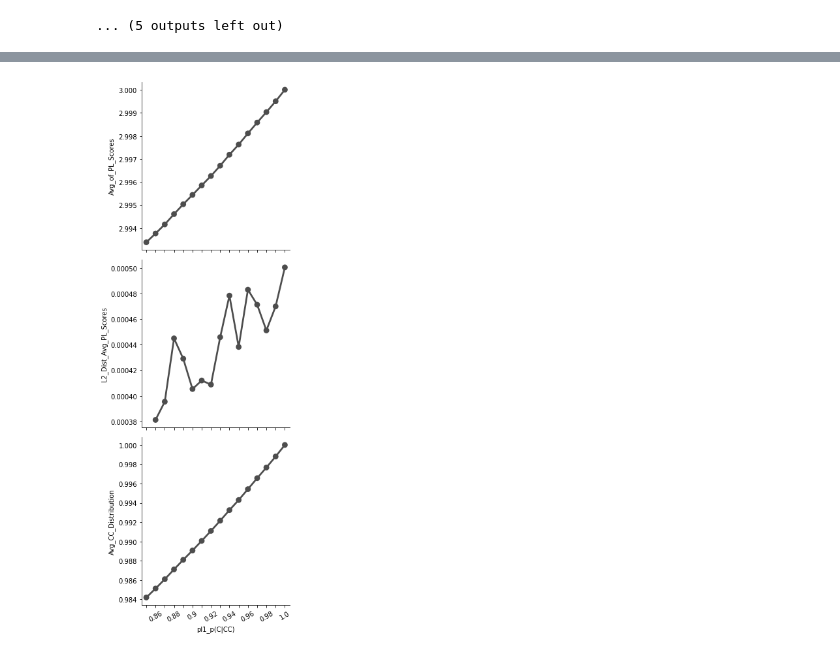
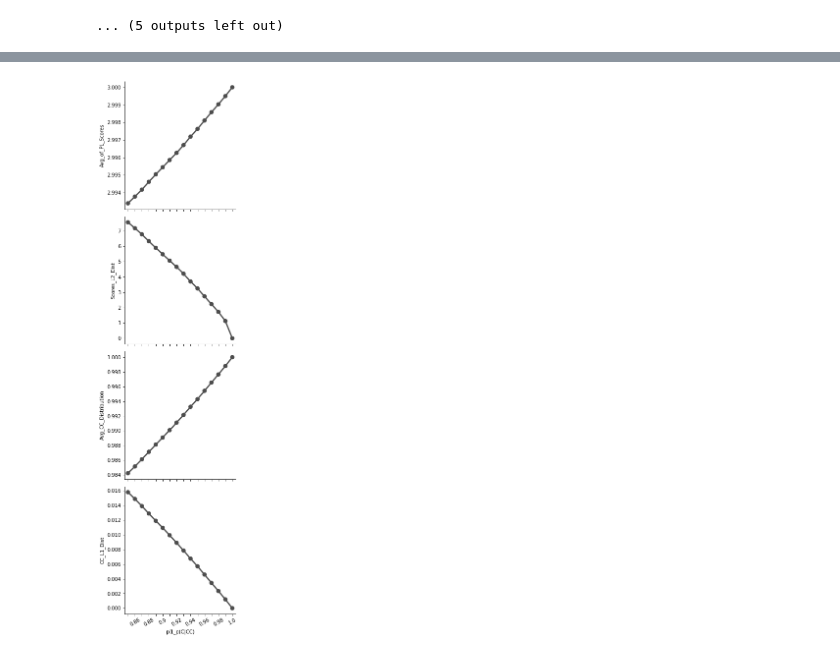
Before and after one commit to fatemehghaffari/PrisonersDilemma, a Jupyter notebook: Sensitivity_Analysis_PD_Model.ipynb, the cells around one changed output, grey strips where cells are left out. Drawn from its saved outputs; the diff is of its cells as text; code cells hidden in the pictures.

```diff
--- a/Sensitivity_Analysis_PD_Model.ipynb
+++ b/Sensitivity_Analysis_PD_Model.ipynb
@@ -144,0 +149,3 @@ plt.show()
+# %%
+for i in range(25):
+    print()
@@ -261,5 +338,6 @@ df
 # %%
-g = sns.PairGrid(df, y_vars=["Avg_of_PL_Scores","L2_Dist_Avg_PL_Scores", "Avg_CC_Distribution"], x_vars=["initial_moves(as one-count)"], height=4)
+g = sns.PairGrid(df, y_vars=["Avg_of_PL_Scores","Scores_L2_Dist",
+                             "Avg_CC_Distribution", "CC_L1_Dist"], x_vars=["initial_moves(as one-count)"], height=4)
 g.map(sns.pointplot, color=".3")
 for ax in g.axes.flat:
     labels = ax.get_xticklabels() # get x labels
@@ -451,10 +543,11 @@ df
 # %%
-g = sns.PairGrid(df, y_vars=["Avg_of_PL_Scores","L2_Dist_Avg_PL_Scores", "Avg_CC_Distribution"], x_vars=["pl1_p(C|CC)"], height=4)
+g = sns.PairGrid(df, y_vars=["Avg_of_PL_Scores","Scores_L2_Dist",
+                             "Avg_CC_Distribution", "CC_L1_Dist"], x_vars=["pl1_p(C|CC)"], height=4)
 g.map(sns.pointplot, color=".3")
 for ax in g.axes.flat:
     labels = ax.get_xticklabels() # get x labels
     for i,l in enumerate(labels):
         if(i%2 == 0): labels[i] = '' # skip even labels
-    ax.set_xticklabels(labels, rotation=30) # set new labels
+    ax.set_xticklabels(labels) # set new labels
 plt.show()
 # %% [output]
@@ -775,0 +814,29 @@ df
+# %%
+agg_d_list = []
+for key,val in data_dict2_1.items():
+    pl1_param, data, agg_data = val
+    agg_data['pl1_p(C|CC)'] = str(pl1_param)
+    data_mat = data.to_numpy()
+#     print(data_mat.shape)
+
+    # The column below measures l2 distance between tournament
+    # normalized scores and baseline tournament where all players always cooperate
+    agg_data['Scores_L2_Dist'] = np.linalg.norm(data.to_numpy()-(np.ones(data_mat.shape)*3))
+
+    # The column below measures l1 distance between tournament
+    # CC Distribution and baseline tournament where all players always cooperate
+    agg_data['CC_L1_Dist'] = np.abs(agg_data['Avg_CC_Distribution'] - 1)
+
+    agg_d_list.append(agg_data)
+
+comparison_df = pd.concat(agg_d_list)
+
+df_players=comparison_df[['pl1_p(C|CC)','P1_Avg_Norm_Score', 'P2_Avg_Norm_Score','P3_Avg_Norm_Score',
+           'P4_Avg_Norm_Score', 'P5_Avg_Norm_Score','P6_Avg_Norm_Score', 'P7_Avg_Norm_Score','P8_Avg_Norm_Score',
+           'P9_Avg_Norm_Score', 'P10_Avg_Norm_Score','P11_Avg_Norm_Score', 'P12_Avg_Norm_Score','P13_Avg_Norm_Score',
+           'P14_Avg_Norm_Score', 'P15_Avg_Norm_Score',]]
+display(df_players)
+
+df=comparison_df[['pl1_p(C|CC)','Avg_of_PL_Scores',
+           'Scores_L2_Dist','Avg_CC_Distribution', 'CC_L1_Dist']]
+df
@@ -776,12 +878,14 @@ df
 # %%
-g = sns.PairGrid(df, y_vars=["Avg_of_PL_Scores","L2_Dist_Avg_PL_Scores", "Avg_CC_Distribution"], x_vars=["pl1_p(C|CC)"], height=4)
+g = sns.PairGrid(df, y_vars=["Avg_of_PL_Scores","Scores_L2_Dist",
+                             "Avg_CC_Distribution", "CC_L1_Dist"],
+                 x_vars=["pl1_p(C|CC)"], height=4)
 g.map(sns.pointplot, color=".3")
 # g.set(xticks=[0.85, 0.9, 0.95, 1])
 for ax in g.axes.flat:
     labels = ax.get_xticklabels() # get x labels
     for i,l in enumerate(labels):
         if(i%2 == 0): labels[i] = '' # skip even labels
     ax.set_xticklabels(labels, rotation=30) # set new labels
 plt.show()
 # %% [output]
-[figure, old version]
+[figure, new version]
```
Also changed, not shown: parts of 27 cells of this notebook, 3 other files.
